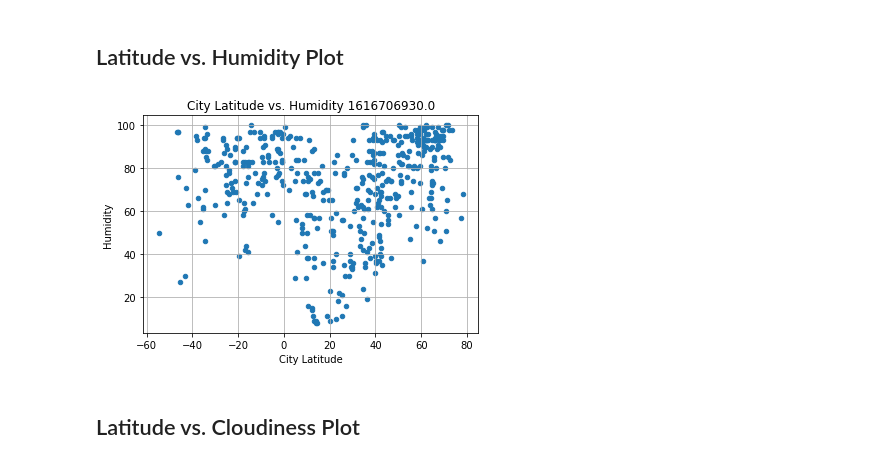
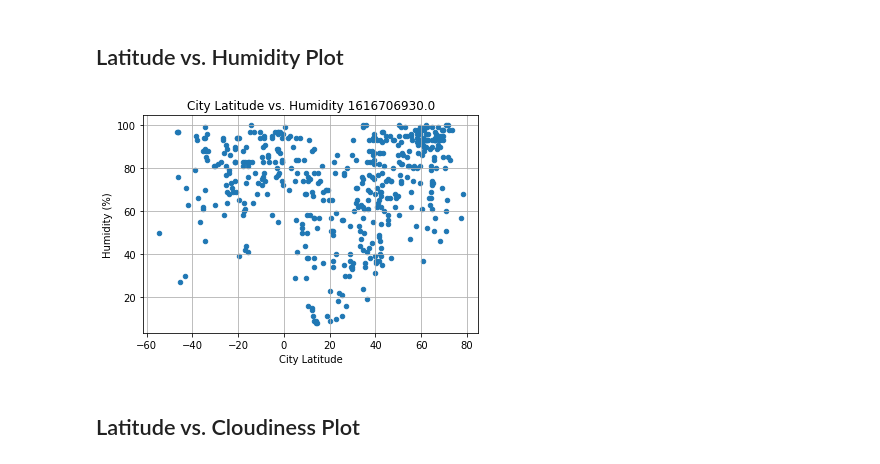
Before and after one commit to sieiden/python_api_challenge, a Jupyter notebook: WeatherPy .ipynb, the cells around one changed output. Cells and saved outputs as stored; diff of their text form; code cells hidden in the pictures.

```diff
--- a/WeatherPy .ipynb
+++ b/WeatherPy .ipynb
@@ -207,13 +209,13 @@ plt.title(f"City Latitude vs. Max Temperature {date}");
 # %%
 # Generate a scatter plot of city latitude vs. city humidity
 date = clean_city_data["Date"][0]
 scatter_df = pd.DataFrame({"City Latitude":clean_city_data["Lat"],
-                          "Humidity": clean_city_data["Humidity"]})
-scatter_df.plot(kind = "scatter", x = "City Latitude", y = "Humidity",grid = True);
+                          "Humidity (%)": clean_city_data["Humidity"]})
+scatter_df.plot(kind = "scatter", x = "City Latitude", y = "Humidity (%)",grid = True);
 
 plt.title(f"City Latitude vs. Humidity {date}");
 # %% [output]
-[figure, old version]
+[figure, new version]
 # %% [markdown]
 ## Latitude vs. Cloudiness Plot
 # %%
```
Also changed, not shown: parts of 20 cells of this notebook.
